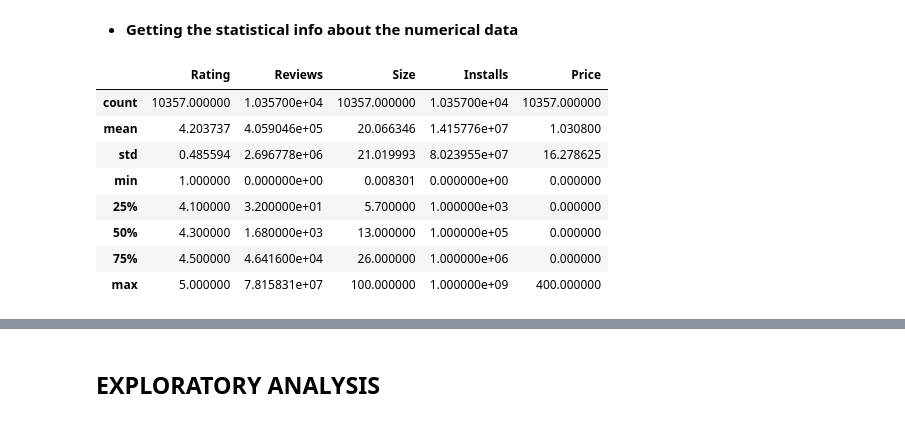
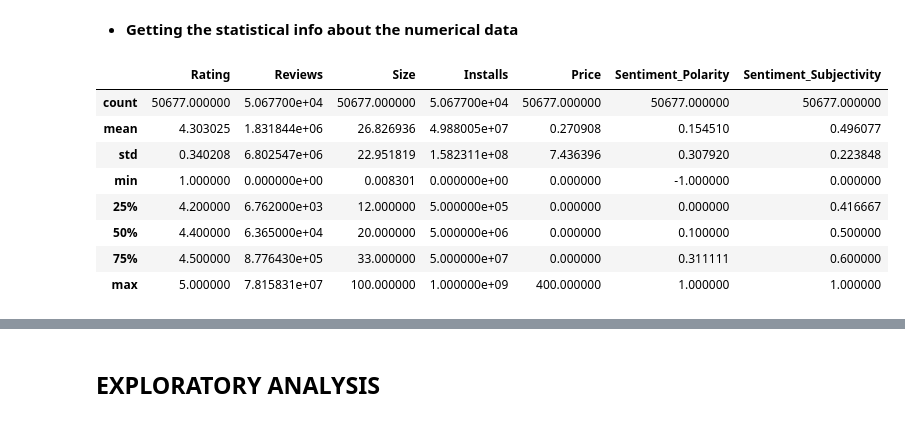
Before and after one commit to DrBharathiTC/Play_store-app-review-analysis-Capstone-project, a Jupyter notebook: Play_Store_App_Review_Analysis_EDA_Capstone.ipynb, the cells around one changed output, grey strips where cells are left out. Saved outputs shown, nothing was run; the diff lists cells and outputs as text; code cells hidden in the pictures.

```diff
--- a/Play_Store_App_Review_Analysis_EDA_Capstone.ipynb
+++ b/Play_Store_App_Review_Analysis_EDA_Capstone.ipynb
@@ -429,8 +448,8 @@ PSDF['Sentiment_Subjectivity'].median ()
 0.5129713804713805
 # %%
 PSDF['Rating'].fillna(4.4,inplace=True)
-PSDF['Sentiment_Polarity'].fillna(0.13,inplace=True)
-PSDF['Sentiment_Subjectivity'].fillna(0.51,inplace=True)
+PSDF['Sentiment_Polarity'].fillna(0.1,inplace=True)
+PSDF['Sentiment_Subjectivity'].fillna(0.5,inplace=True)
 # %%
 PSDF.isnull().sum()
 # %% [output]
@@ -574,6 +573,6 @@ Now, we can see we have last 2 columns with numerical datatype
 # %%
-PSDF1.drop(['Current Ver','Android Ver'],axis=1,inplace=True)
-PSDF1.dropna(inplace=True)
+PSDF.drop(['Last Updated','Current Ver','Android Ver'],axis=1,inplace=True)
+PSDF.dropna(inplace=True)
 # %%
 # Calling the function playstoreinfo1 defined above
 
@@ -603,14 +596,14 @@ playstoreinfo2()
 # %% [markdown]
 * **Getting the statistical info about the numerical data**
 # %%
-PSDF1.describe()
+PSDF.describe()
 # %% [output]
-|  | Rating | Reviews | Size | Installs | Price |
-| count | 10357.000000 | 1.035700e+04 | 10357.000000 | 1.035700e+04 | 10357.000000 |
-| mean | 4.203737 | 4.059046e+05 | 20.066346 | 1.415776e+07 | 1.030800 |
-| std | 0.485594 | 2.696778e+06 | 21.019993 | 8.023955e+07 | 16.278625 |
-| min | 1.000000 | 0.000000e+00 | 0.008301 | 0.000000e+00 | 0.000000 |
-| 25% | 4.100000 | 3.200000e+01 | 5.700000 | 1.000000e+03 | 0.000000 |
-| 50% | 4.300000 | 1.680000e+03 | 13.000000 | 1.000000e+05 | 0.000000 |
-| 75% | 4.500000 | 4.641600e+04 | 26.000000 | 1.000000e+06 | 0.000000 |
-| max | 5.000000 | 7.815831e+07 | 100.000000 | 1.000000e+09 | 400.000000 |
+|  | Rating | Reviews | Size | Installs | Price | Sentiment_Polarity | Sentiment_Subjectivity |
+| count | 50677.000000 | 5.067700e+04 | 50677.000000 | 5.067700e+04 | 50677.000000 | 50677.000000 | 50677.000000 |
+| mean | 4.303025 | 1.831844e+06 | 26.826936 | 4.988005e+07 | 0.270908 | 0.154510 | 0.496077 |
+| std | 0.340208 | 6.802547e+06 | 22.951819 | 1.582311e+08 | 7.436396 | 0.307920 | 0.223848 |
+| min | 1.000000 | 0.000000e+00 | 0.008301 | 0.000000e+00 | 0.000000 | -1.000000 | 0.000000 |
+| 25% | 4.200000 | 6.762000e+03 | 12.000000 | 5.000000e+05 | 0.000000 | 0.000000 | 0.416667 |
+| 50% | 4.400000 | 6.365000e+04 | 20.000000 | 5.000000e+06 | 0.000000 | 0.100000 | 0.500000 |
+| 75% | 4.500000 | 8.776430e+05 | 33.000000 | 5.000000e+07 | 0.000000 | 0.311111 | 0.600000 |
+| max | 5.000000 | 7.815831e+07 | 100.000000 | 1.000000e+09 | 400.000000 | 1.000000 | 1.000000 |
```
Also changed, not shown: parts of 36 cells of this notebook.
